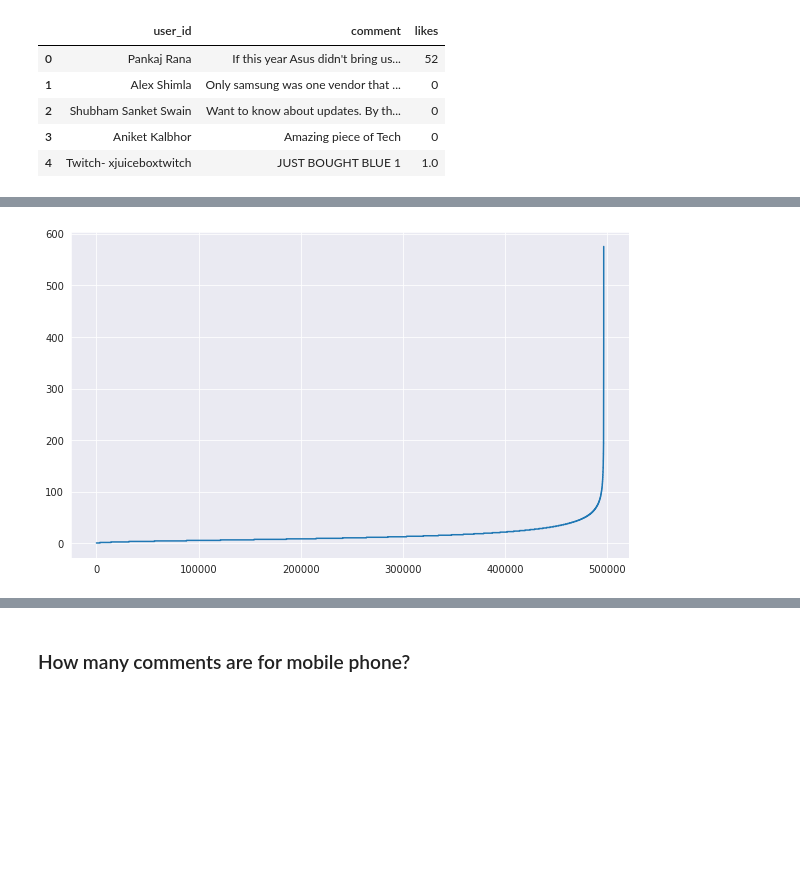
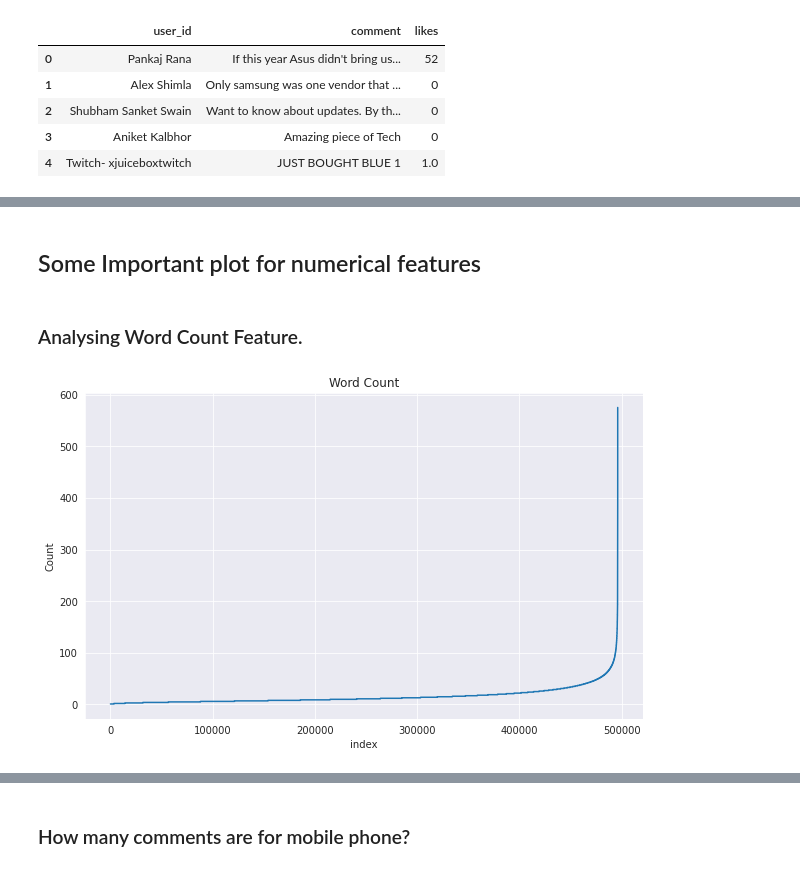
Before and after one commit to zama-sarib/Youtube-Comment-Clustering, a Jupyter notebook: YoutubeComment_EDA.ipynb, the cells around one changed output, grey strips where cells are left out. Drawn from its saved outputs; the diff is of its cells as text; code cells hidden in the pictures; blank space fills up the shorter version.

```diff
--- a/YoutubeComment_EDA.ipynb
+++ b/YoutubeComment_EDA.ipynb
@@ -6,22 +12,29 @@ Mounted at /content/drive
 # %%
-# !pip3 install spacy_langdetect
+!pip3 install spacy_langdetect
 import numpy as np
 import pandas as pd
 import seaborn as sns
+from string import punctuation
 import re
 import os
 from tqdm import tqdm
 import matplotlib.pyplot as plt
 %matplotlib inline
 import warnings
-warnings.filterwarnings("ignore")
 import missingno as msno
 from spacy_langdetect import LanguageDetector
 import spacy
+import nltk
 from nltk.corpus import stopwords
 from nltk.stem import PorterStemmer
 from bs4 import BeautifulSoup
+import matplotlib as mpl
 from nltk.corpus import stopwords
 nltk.download('stopwords')
 from wordcloud import WordCloud, STOPWORDS
+warnings.filterwarnings("ignore", category=FutureWarning)
+%matplotlib inline
+mpl.rcParams['figure.figsize'] = (14, 6)
+mpl.rcParams['axes.grid'] = True
+sns.set_style("darkgrid")
 # %% [output]
@@ -39,5 +63,3 @@ data.head()
 | 2 | Shubham Sanket Swain | Want to know about updates. By th... | 0 |
 | 3 | Aniket Kalbhor | Amazing piece of Tech | 0 |
 | 4 | Twitch- xjuiceboxtwitch | JUST BOUGHT BLUE 1 | 1.0 |
-# %%
-data['length_of_comment'] = data['comment'].apply(lambda x:len(x.split(" ")))
@@ -58,0 +68,8 @@ Name: length_of_comment, Length: 280, dtype: int64
+# %%
+safe_div = 0.001
+data['word_count'] = data['comment'].apply(lambda x:len(x.split(" ")))
+data['char_count'] = data['comment'].apply(lambda x:len(x.replace(" ","")))
+data['word_density'] = data['word_count']/(data['char_count']+safe_div)
+data['punc_count'] = data['comment'].apply(lambda x : len([a for a in x if a in punctuation]))
+data['stopwords_count'] = data['comment'].apply(lambda x:len([word for word in x.split(" ") if word in stopwords.words('english')]))
+data['likes'] = data['likes'].str.rstrip('K').astype(float)
@@ -58,0 +85,5 @@ Name: length_of_comment, Length: 280, dtype: int64
+# %%
+# Dropping all rows where word_count > char_count
+print(data.shape[0])
+data = data[data['word_count']<data['char_count']]
+print(data.shape[0])
@@ -59,7 +125,14 @@ Name: length_of_comment, Length: 280, dtype: int64
+# %% [markdown]
+## Some Important plot for numerical features
+# %% [markdown]
+### Analysing Word Count Feature.
 # %%
 sns.set_style("darkgrid")
 plt.figure(figsize=(10,6))
-plt.plot(np.sort(data['length_of_comment']))
+plt.plot(np.sort(data['word_count']))
+plt.xlabel('index')
+plt.ylabel("Count")
+plt.title("Word Count")
 plt.show()
 # %% [output]
-[figure, old version]
+[figure, new version]
```
Also changed, not shown: parts of 67 cells of this notebook.
